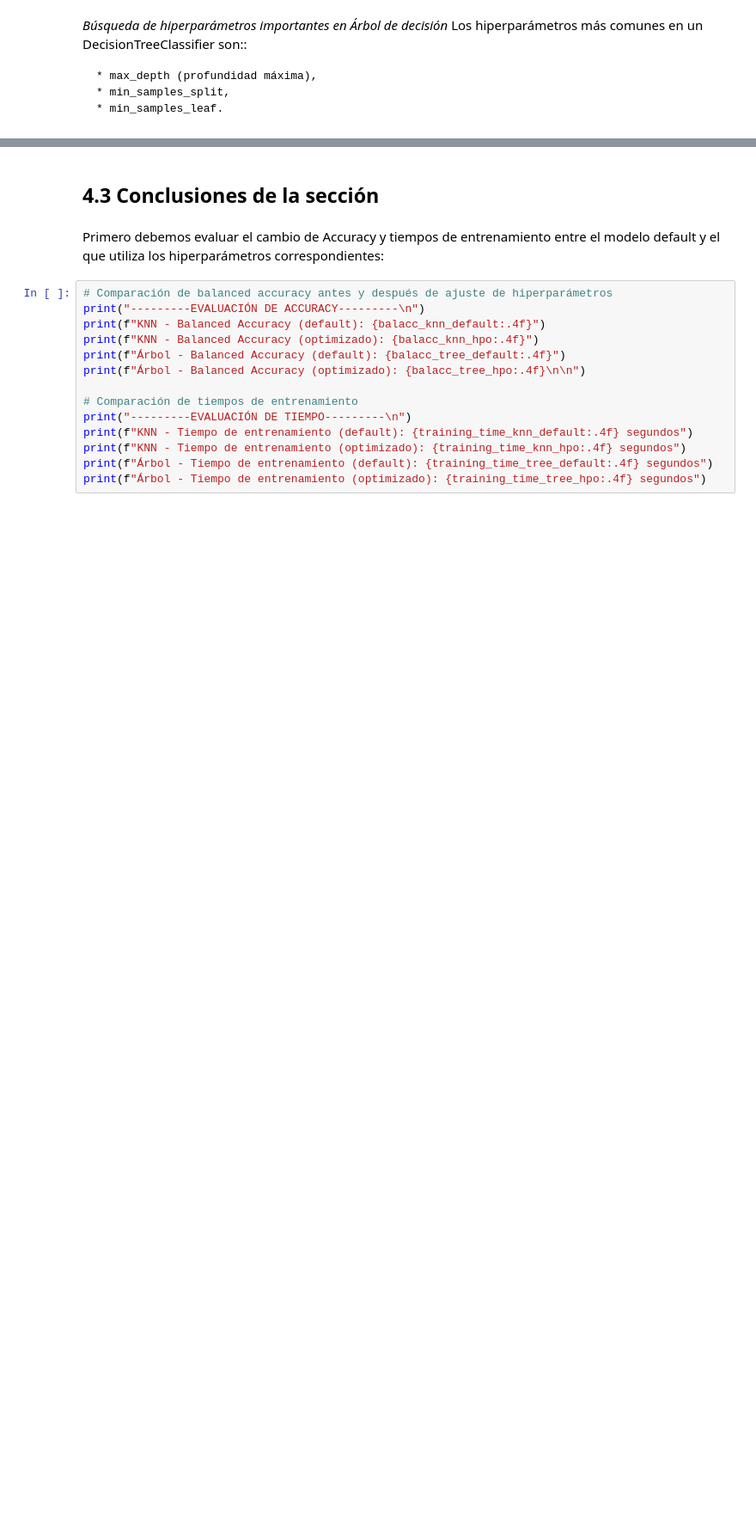
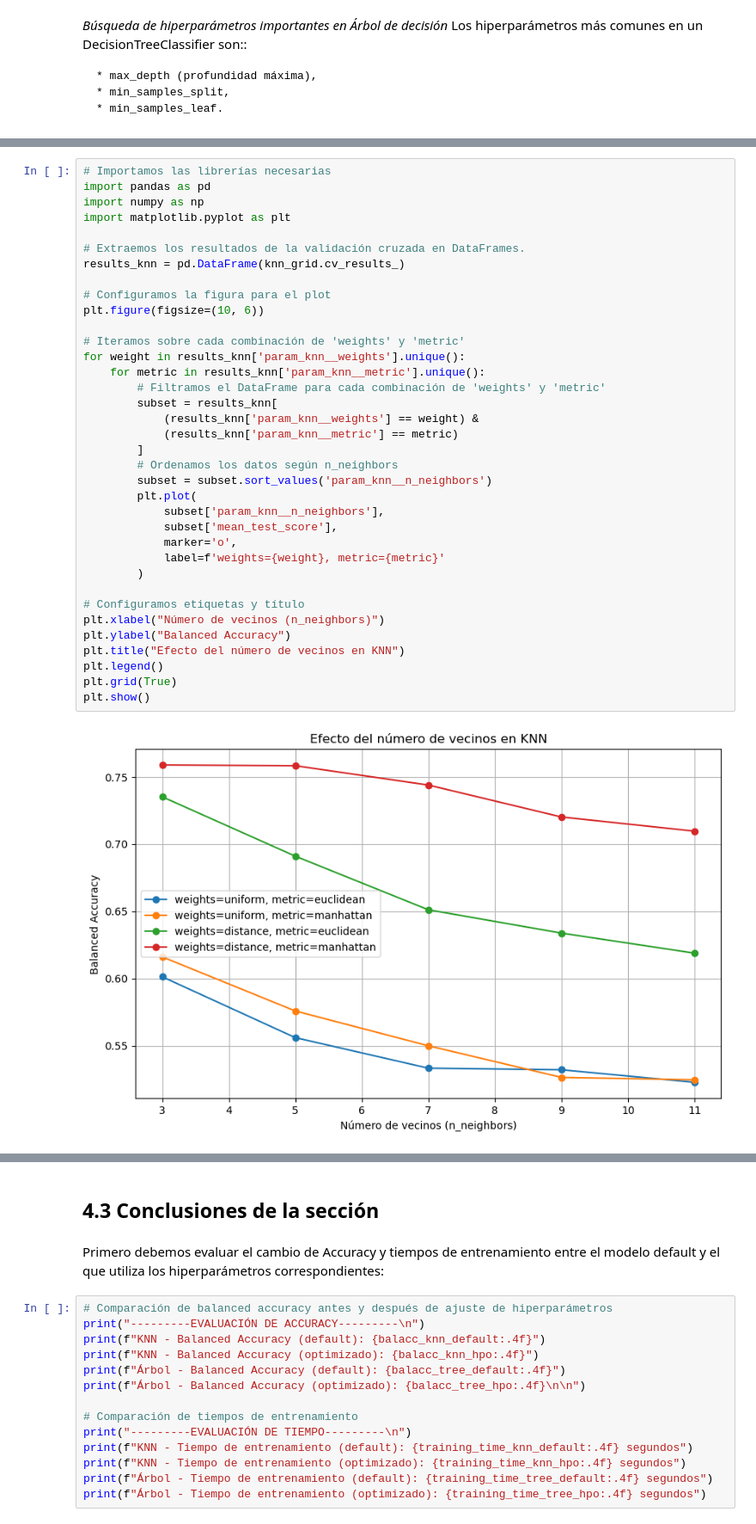
Before and after one commit to albatellouc3m/Grupo5, a Jupyter notebook: P1_AA.ipynb, the cells around one changed output, grey strips where cells are left out. Shown at 86% size. Saved outputs shown, nothing was run; the diff lists cells and outputs as text; blank space fills up the shorter version.

Commit message:
plots hechisimas, 4.2.3 finished

```diff
--- a/P1_AA.ipynb
+++ b/P1_AA.ipynb
@@ -579,0 +536,38 @@ plt.show()
+# %%
+# Importamos las librerías necesarias
+import pandas as pd
+import numpy as np
+import matplotlib.pyplot as plt
+
+# Extraemos los resultados de la validación cruzada en DataFrames.
+results_knn = pd.DataFrame(knn_grid.cv_results_)
+
+# Configuramos la figura para el plot
+plt.figure(figsize=(10, 6))
+
+# Iteramos sobre cada combinación de 'weights' y 'metric'
+for weight in results_knn['param_knn__weights'].unique():
+    for metric in results_knn['param_knn__metric'].unique():
+        # Filtramos el DataFrame para cada combinación de 'weights' y 'metric'
+        subset = results_knn[
+            (results_knn['param_knn__weights'] == weight) &
+            (results_knn['param_knn__metric'] == metric)
+        ]
+        # Ordenamos los datos según n_neighbors
+        subset = subset.sort_values('param_knn__n_neighbors')
+        plt.plot(
+            subset['param_knn__n_neighbors'],
+            subset['mean_test_score'],
+            marker='o',
+            label=f'weights={weight}, metric={metric}'
+        )
+
+# Configuramos etiquetas y título
+plt.xlabel("Número de vecinos (n_neighbors)")
+plt.ylabel("Balanced Accuracy")
+plt.title("Efecto del número de vecinos en KNN")
+plt.legend()
+plt.grid(True)
+plt.show()
+# %% [output]
+[figure, added]
```
Also changed, not shown: parts of 21 cells of this notebook.
